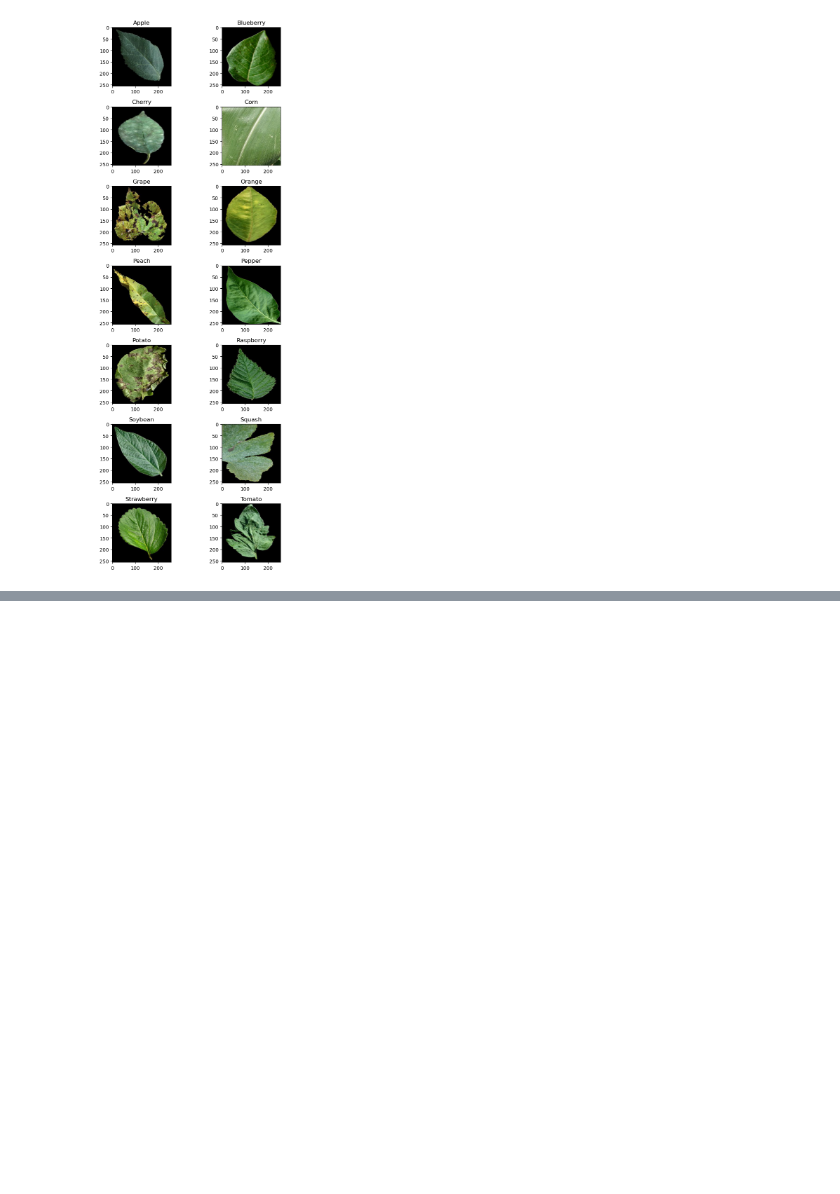
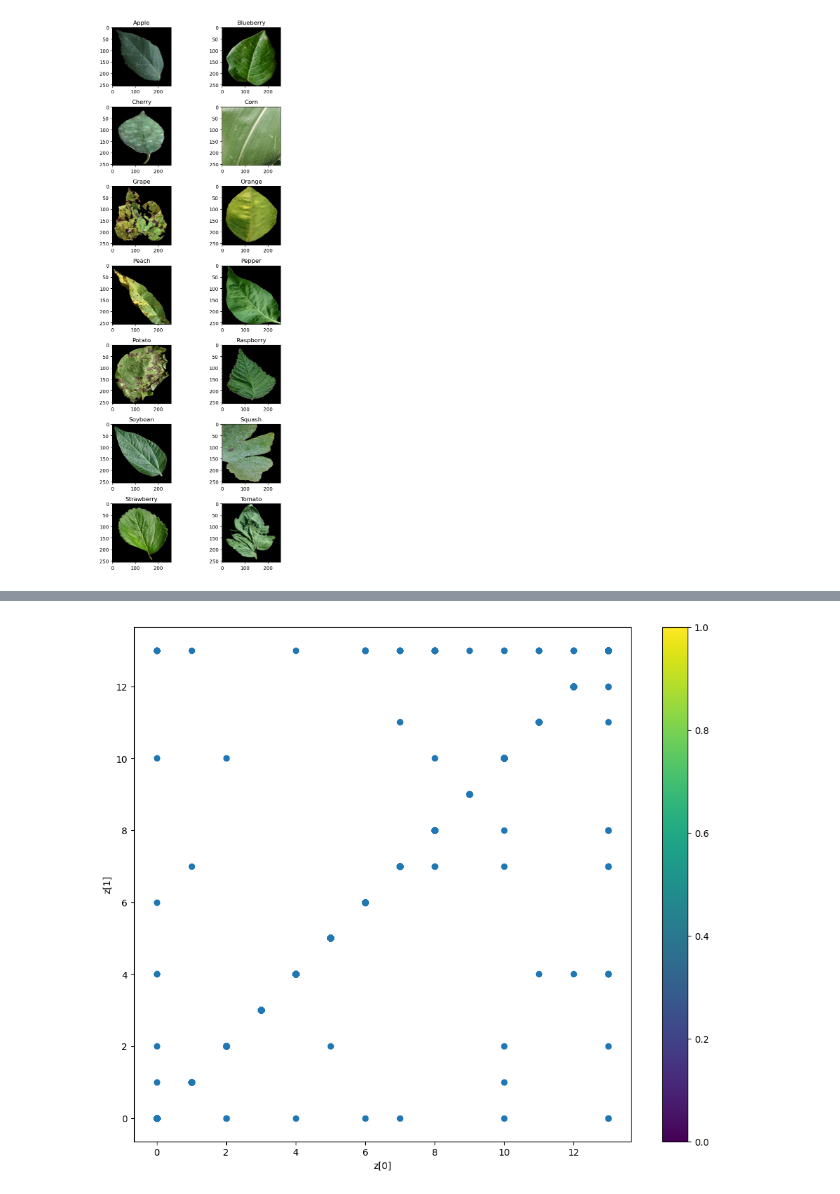
Before and after one commit to irfanmasoudi/anndl1, a Jupyter notebook: Challenge1-ResNet.ipynb, the cells around one changed output, grey strips where cells are left out. Saved outputs shown, nothing was run; the diff lists cells and outputs as text; code cells hidden in the pictures; blank space fills up the shorter version.

```diff
--- a/Challenge1-ResNet.ipynb
+++ b/Challenge1-ResNet.ipynb
@@ -454,0 +497,9 @@ F1: 0.9615
+# %%
+plt.figure(figsize=(12, 10))
+plt.scatter(y_pred, y_true)
+plt.colorbar()
+plt.xlabel("z[0]")
+plt.ylabel("z[1]")
+plt.show()
+# %% [output]
+[figure, added]
```
Also changed, not shown: parts of 17 cells of this notebook, 3 other files.
